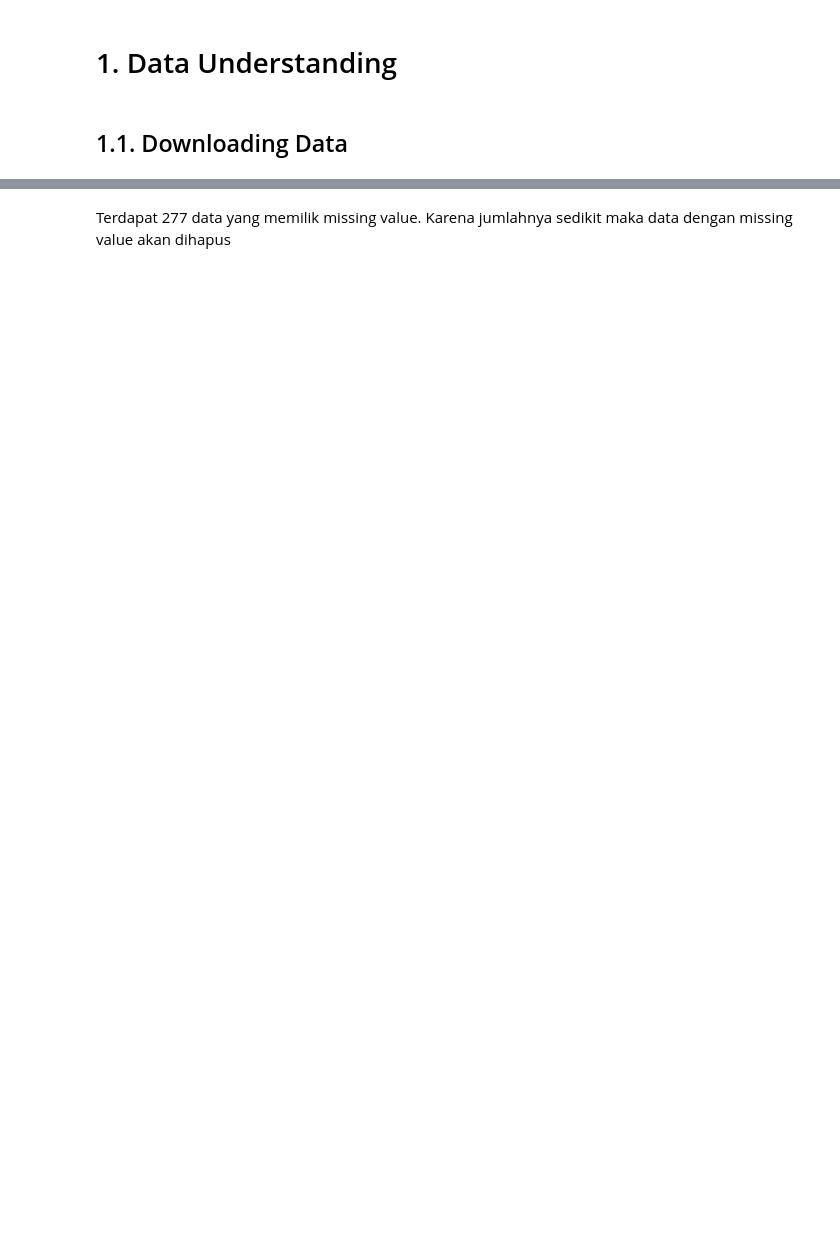
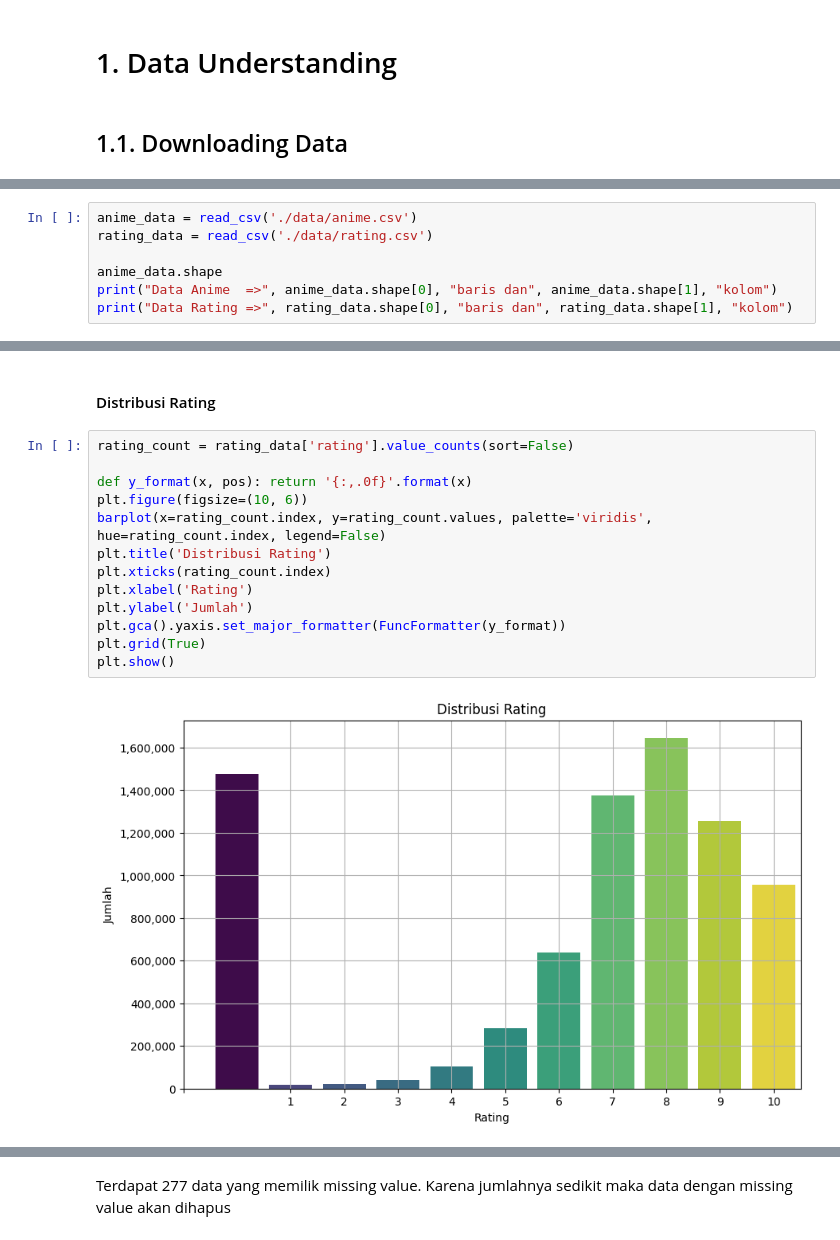
Before and after one commit to yasir-rtx/dbs_ML_expert_project02, a Jupyter notebook: model.ipynb, the cells around one changed output, grey strips where cells are left out. Drawn from its saved outputs; the diff is of its cells as text; blank space fills up the shorter version.

```diff
--- a/model.ipynb
+++ b/model.ipynb
@@ -233,0 +68,7 @@ anime_df[anime_df.isnull().any(axis=1)]
+# %%
+anime_data = read_csv('./data/anime.csv')
+rating_data = read_csv('./data/rating.csv')
+
+anime_data.shape
+print("Data Anime  =>", anime_data.shape[0], "baris dan", anime_data.shape[1], "kolom")
+print("Data Rating =>", rating_data.shape[0], "baris dan", rating_data.shape[1], "kolom")
@@ -233,0 +156,17 @@ anime_df[anime_df.isnull().any(axis=1)]
+# %% [markdown]
+#### Distribusi Rating
+# %%
+rating_count = rating_data['rating'].value_counts(sort=False)
+
+def y_format(x, pos): return '{:,.0f}'.format(x)
+plt.figure(figsize=(10, 6))
+barplot(x=rating_count.index, y=rating_count.values, palette='viridis', hue=rating_count.index, legend=False)
+plt.title('Distribusi Rating')
+plt.xticks(rating_count.index)
+plt.xlabel('Rating')
+plt.ylabel('Jumlah')
+plt.gca().yaxis.set_major_formatter(FuncFormatter(y_format))
+plt.grid(True)
+plt.show()
+# %% [output]
+[figure, added]
```
Also changed, not shown: parts of 201 cells of this notebook, 3 other files.
